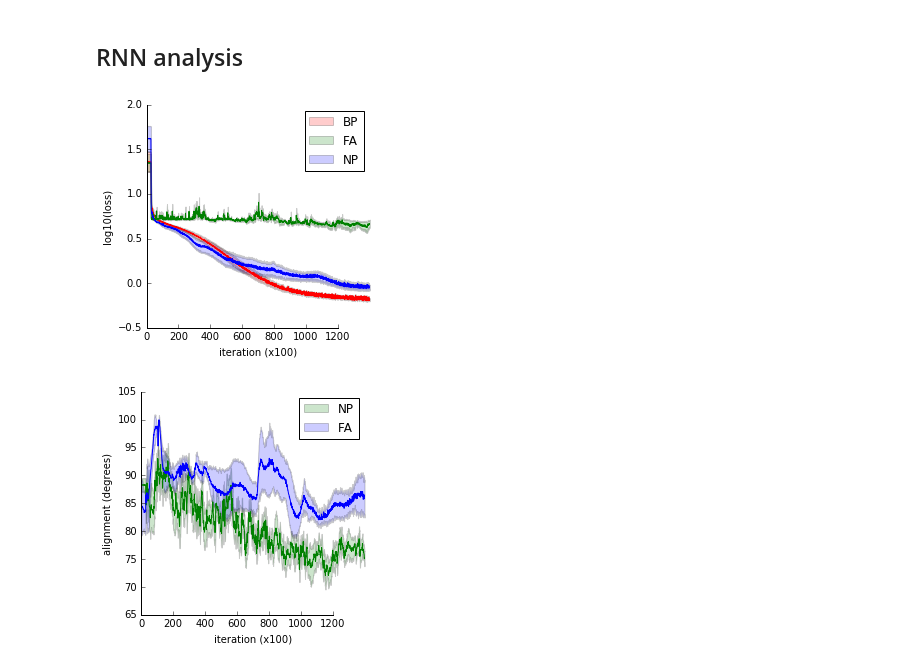
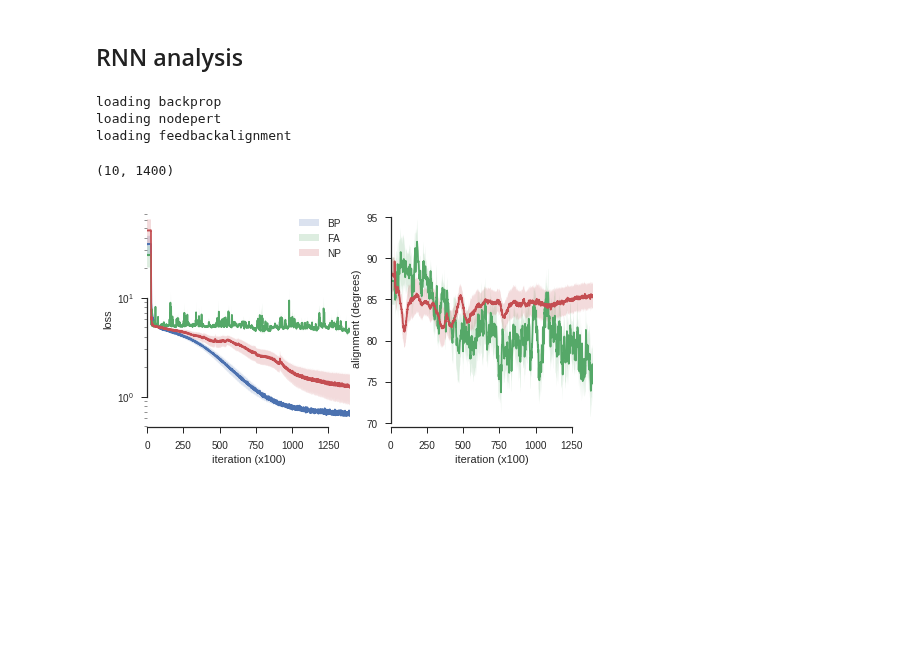
Before and after one commit to benlansdell/synthfeedback, a Jupyter notebook: notebooks/cosyne_plots.ipynb, the cells around one changed output. Saved outputs shown, nothing was run; the diff lists cells and outputs as text; code cells hidden in the pictures; blank space fills up the shorter version.

```diff
--- a/notebooks/cosyne_plots.ipynb
+++ b/notebooks/cosyne_plots.ipynb
@@ -9,6 +9,7 @@ import seaborn as sns
 import pickle
 import argparse
 import pandas as pd
+sns.set_style('ticks')
 # %% [output]
 Populating the interactive namespace from numpy and matplotlib
 `%matplotlib` prevents importing * from pylab and numpy
@@ -16,7 +21,8 @@ Populating the interactive namespace from numpy and matplotlib
 # %% [markdown]
 ## RNN analysis
 # %%
-methods = ['backprop', 'nodepert', 'feedbackalignment', 'weightsym']
+#methods = ['backprop', 'nodepert', 'feedbackalignment', 'weightsym']
+methods = ['backprop', 'nodepert', 'feedbackalignment']
 #methods = ['backprop', 'feedbackalignment', 'weightsym']
 learning_rate = 5e-6
 lmbda = 5e-5
@@ -29,9 +35,14 @@ params = {}
 
 #Load the results
 for method in methods:
+    print("loading", method)
     fn_in = './experiments/rnn_np/%s_learning_rate_%f_lmbda_%f_varxi_%f.npz'%(method, learning_rate, lmbda, var_xi)
     p_in = open(fn_in,"rb")
     losses[method] = np.array(pickle.load(p_in))
     alignments[method] = np.array(pickle.load(p_in))
     n_in_epoch[method] = pickle.load(p_in)
     params[method] = pickle.load(p_in)
+# %% [output]
+loading backprop
+loading nodepert
+loading feedbackalignment
@@ -43,31 +49,29 @@ for method in methods:
+# %%
+losses['backprop'].shape
+# %% [output]
+(10, 1400)
 # %%
 #Make plot of loss for each method
-fig = plt.figure(figsize = (4,4))
+fig, axes = plt.subplots(1, 2, figsize = (8,4))
 
-sns.tsplot(np.log10(losses['backprop']), color='red')
-sns.tsplot(np.log10(losses['feedbackalignment']), color = 'green')
-#sns.tsplot(np.log10(losses['weightsym']), color = 'gray')
-sns.tsplot(np.log10(losses['nodepert']))
-plt.legend(['BP', 'FA', 'NP'])
-plt.xlabel('iteration (x100)')
-plt.ylabel('log10(loss)')
+sns.tsplot(losses['backprop'], color='C0', ax = axes[0])
+sns.tsplot(losses['feedbackalignment'], color = 'C1', ax = axes[0])
+#sns.tsplot(losses['weightsym'], color = 'gray')
+sns.tsplot(losses['nodepert'], color = 'C2', ax = axes[0])
+axes[0].legend(['BP', 'FA', 'NP'])
+axes[0].set_xlabel('iteration (x100)')
+axes[0].set_ylabel('loss')
+axes[0].set_yscale('log')
+
+layer = 1
+to_deg = lambda x: 180/np.pi*np.arccos(x)
+
+sns.tsplot(to_deg(alignments['feedbackalignment'][:,:,layer]), color = 'C1', ax = axes[1])
+sns.tsplot(to_deg(alignments['nodepert'][:,:,layer]), color = 'C2', ax = axes[1])
+axes[1].set_xlabel('iteration (x100)')
+axes[1].set_ylabel('alignment (degrees)')
+
 sns.despine(trim = True)
-plt.savefig('./figures/cosyne_plots_fig1ci.pdf')
+plt.savefig('./figures/delayed_xor_fig4.pdf')
 # %% [output]
-[figure, old version]
+[figure, new version]
-# %%
-fig = plt.figure(figsize = (4,4))
-
-layer = 1
-
-to_deg = lambda x: 180/np.pi*np.arccos(x)
-
-sns.tsplot(to_deg(alignments['feedbackalignment'][:,:,layer]), color = 'green')
-sns.tsplot(to_deg(alignments['nodepert'][:,:,layer]))
-plt.legend(['FA', 'NP'])
-plt.xlabel('iteration (x100)')
-plt.ylabel('alignment (degrees)')
-sns.despine(trim = True)
-plt.savefig('./figures/cosyne_plots_fig1cii.pdf')
-# %% [output]
-[figure, removed]
```
Also changed, not shown: parts of 2 cells of this notebook, 3 other files.
